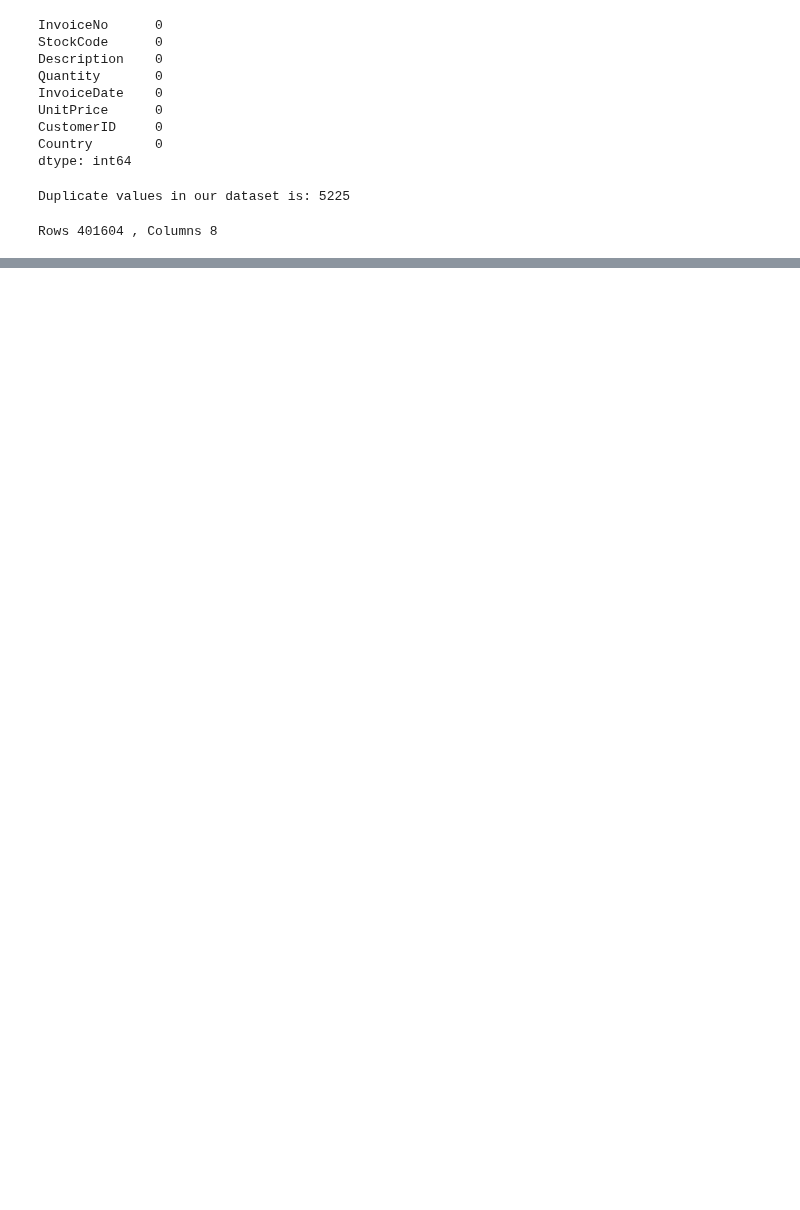
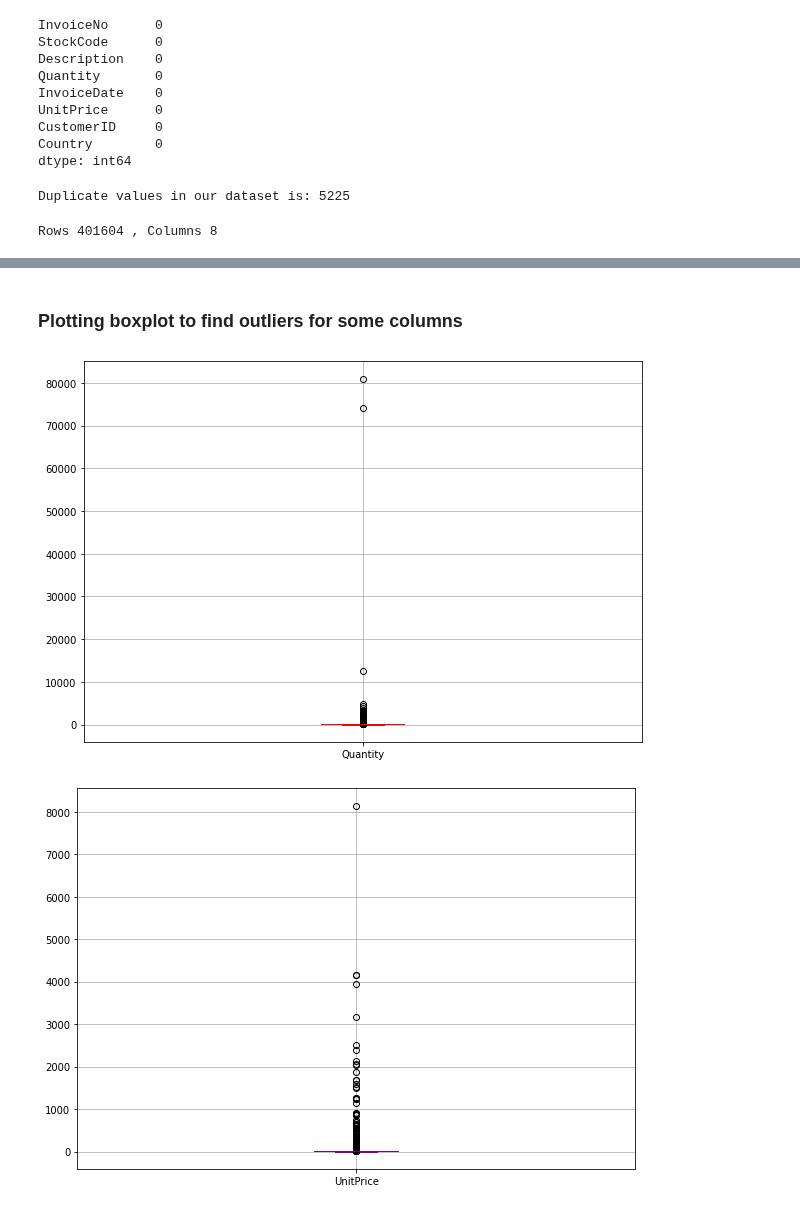
Before and after one commit to Malikarbaaz/Online_Retail_Customer_Segmentation, a Jupyter notebook: Copy_of_Online_Retail_Customer_Segmentation_Capstone_Project.ipynb, the cells around one changed output, grey strips where cells are left out. Saved outputs shown, nothing was run; the diff lists cells and outputs as text; code cells hidden in the pictures; blank space fills up the shorter version.

```diff
--- a/Copy_of_Online_Retail_Customer_Segmentation_Capstone_Project.ipynb
+++ b/Copy_of_Online_Retail_Customer_Segmentation_Capstone_Project.ipynb
@@ -163,0 +246,18 @@ dtype: int64
+# %% [markdown]
+### **Plotting boxplot to find outliers for some columns**
+# %%
+# plotting for Quantity variable
+fig = plt.figure(figsize=(10, 7))
+ax = fig.gca()
+df.boxplot(column = ['Quantity'], color="red", ax = ax)
+plt.show()
+
+
+# plot for UnitPrice variable
+fig = plt.figure(figsize=(10, 7))
+ax = fig.gca()
+df.boxplot(column = ['UnitPrice'], color="purple", ax = ax)
+plt.show()
+# %% [output]
+[figure, added]
+[figure, added]
```
Also changed, not shown: parts of 17 cells of this notebook.
